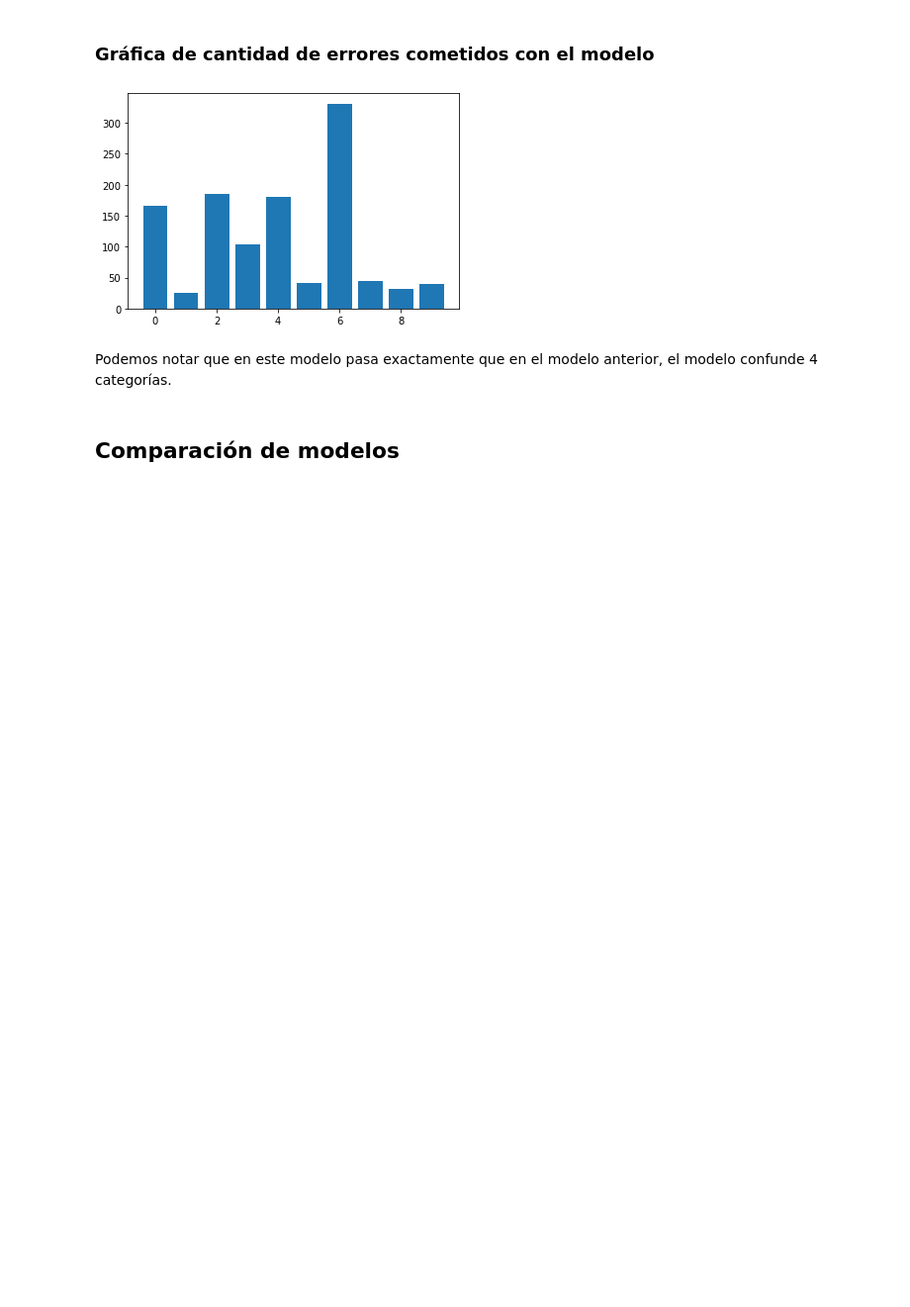
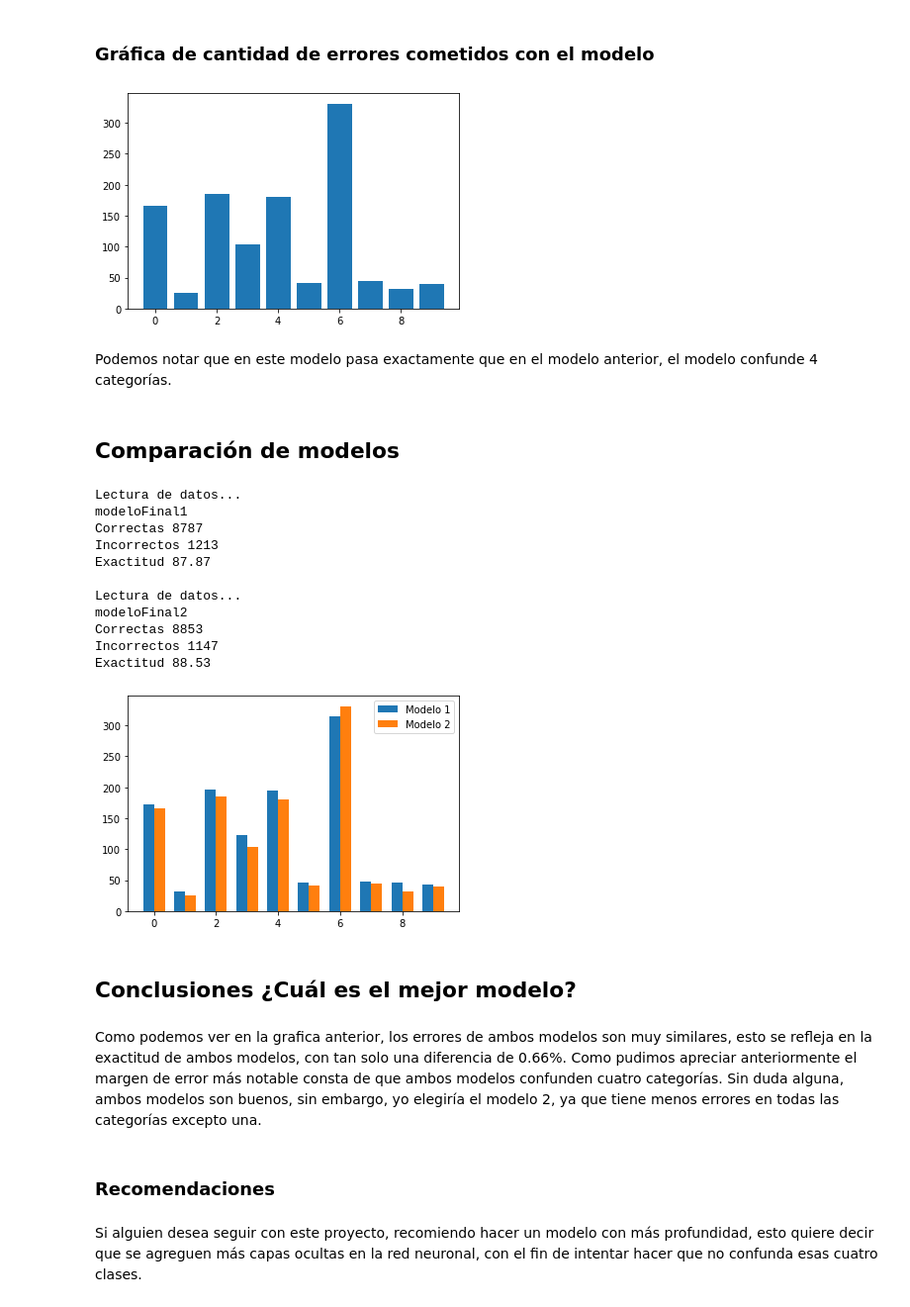
Before and after one commit to jpcifuentes16/Lab2-RedesNeuronales, a Jupyter notebook: Lab 2- Redes Neuronales.ipynb, the cells around one changed output. Shown: that part at 99% size. Saved outputs shown, nothing was run; the diff lists cells and outputs as text; code cells hidden in the pictures; blank space fills up the shorter version.

```diff
--- a/Lab 2- Redes Neuronales.ipynb
+++ b/Lab 2- Redes Neuronales.ipynb
@@ -114,3 +118,27 @@ MalosGraph(y,prediccion)
 Podemos notar que en este modelo pasa exactamente que en el modelo anterior, el modelo confunde 4 categorías.
 # %% [markdown]
 ## Comparación de modelos
+# %%
+from test import *
+comparacionGraph()
+# %% [output]
+Lectura de datos...
+modeloFinal1
+Correctas 8787
+Incorrectos 1213
+Exactitud 87.87
+
+Lectura de datos...
+modeloFinal2
+Correctas 8853
+Incorrectos 1147
+Exactitud 88.53
+[figure, added]
+# %% [markdown]
+## Conclusiones ¿Cuál es el mejor modelo?
+# %% [markdown]
+Como podemos ver en la grafica anterior, los errores de ambos modelos son muy similares, esto se refleja en la exactitud de ambos modelos, con tan solo una diferencia de 0.66%. Como pudimos apreciar anteriormente el margen de error más notable consta de que ambos modelos confunden cuatro categorías. Sin duda alguna, ambos modelos son buenos, sin embargo, yo elegiría el modelo 2, ya que tiene menos errores en todas las categorías excepto una.
+# %% [markdown]
+###  Recomendaciones
+# %% [markdown]
+Si alguien desea seguir con este proyecto, recomiendo hacer un modelo con más profundidad, esto quiere decir que se agreguen más capas ocultas en la red neuronal, con el fin de intentar hacer que no confunda esas cuatro clases.
```
Also changed, not shown: parts of 2 cells of this notebook, 2 other files.
